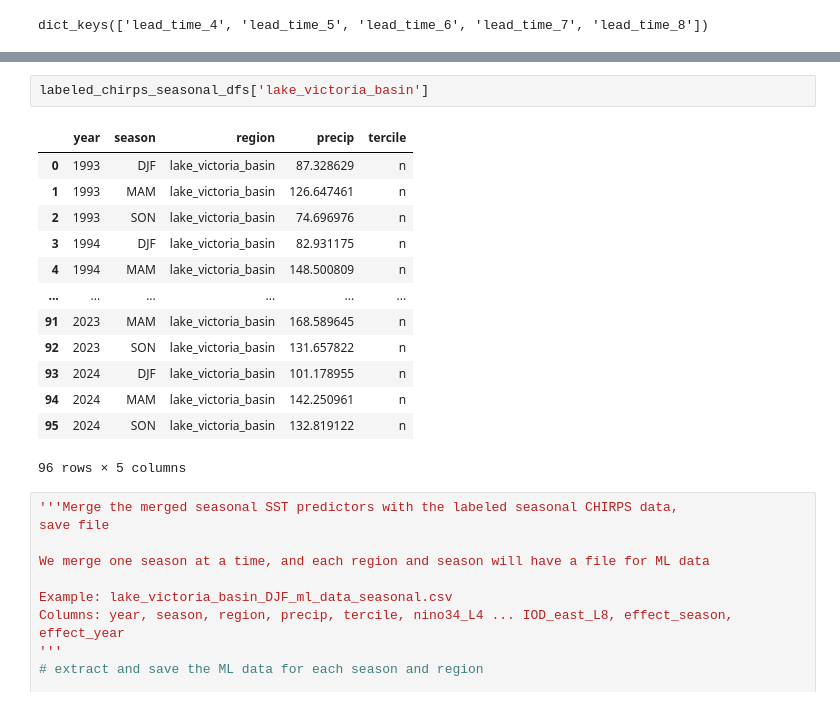
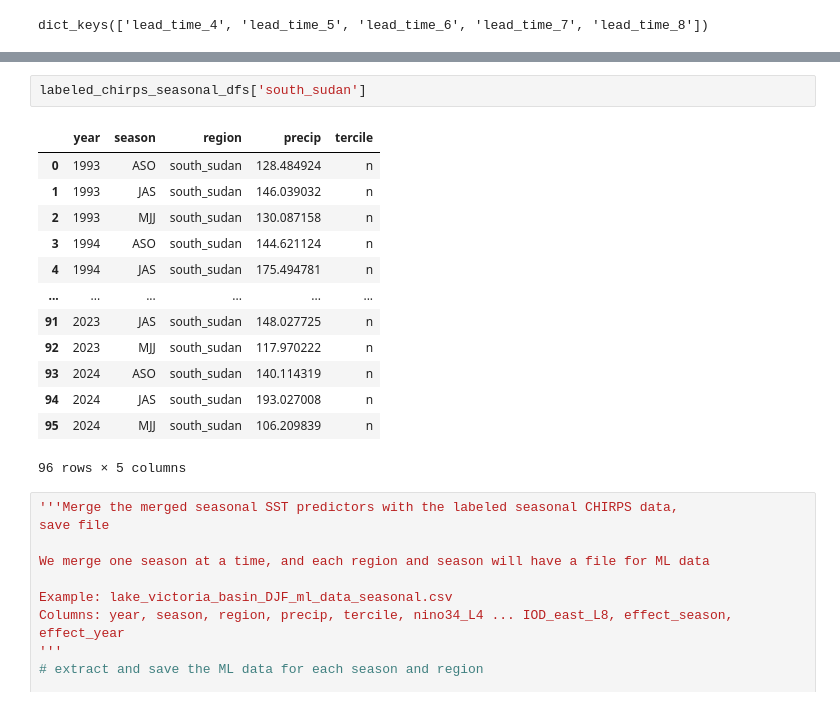
Before and after one commit to yatli24/CHC, a Jupyter notebook: Jupyter notebooks/ml_long_lead_data_automated.ipynb, the cells around one changed output, grey strips where cells are left out. Cells and saved outputs as stored; diff of their text form.

```diff
--- a/Jupyter notebooks/ml_long_lead_data_automated.ipynb
+++ b/Jupyter notebooks/ml_long_lead_data_automated.ipynb
@@ -565,18 +585,18 @@ Successfully Merged all predictors for lake_victoria_basin region MAM season.
 # %%
-labeled_chirps_seasonal_dfs['lake_victoria_basin']
+labeled_chirps_seasonal_dfs['south_sudan']
 # %% [output]
 |  | year | season | region | precip | tercile |
-| 0 | 1993 | DJF | lake_victoria_basin | 87.328629 | n |
-| 1 | 1993 | MAM | lake_victoria_basin | 126.647461 | n |
-| 2 | 1993 | SON | lake_victoria_basin | 74.696976 | n |
-| 3 | 1994 | DJF | lake_victoria_basin | 82.931175 | n |
-| 4 | 1994 | MAM | lake_victoria_basin | 148.500809 | n |
+| 0 | 1993 | ASO | south_sudan | 128.484924 | n |
+| 1 | 1993 | JAS | south_sudan | 146.039032 | n |
+| 2 | 1993 | MJJ | south_sudan | 130.087158 | n |
+| 3 | 1994 | ASO | south_sudan | 144.621124 | n |
+| 4 | 1994 | JAS | south_sudan | 175.494781 | n |
 | ... | ... | ... | ... | ... | ... |
-| 91 | 2023 | MAM | lake_victoria_basin | 168.589645 | n |
-| 92 | 2023 | SON | lake_victoria_basin | 131.657822 | n |
-| 93 | 2024 | DJF | lake_victoria_basin | 101.178955 | n |
-| 94 | 2024 | MAM | lake_victoria_basin | 142.250961 | n |
-| 95 | 2024 | SON | lake_victoria_basin | 132.819122 | n |
+| 91 | 2023 | JAS | south_sudan | 148.027725 | n |
+| 92 | 2023 | MJJ | south_sudan | 117.970222 | n |
+| 93 | 2024 | ASO | south_sudan | 140.114319 | n |
+| 94 | 2024 | JAS | south_sudan | 193.027008 | n |
+| 95 | 2024 | MJJ | south_sudan | 106.209839 | n |
 96 rows × 5 columns
 # %%
 '''Merge the merged seasonal SST predictors with the labeled seasonal CHIRPS data,
```
Also changed, not shown: parts of 8 cells of this notebook.
